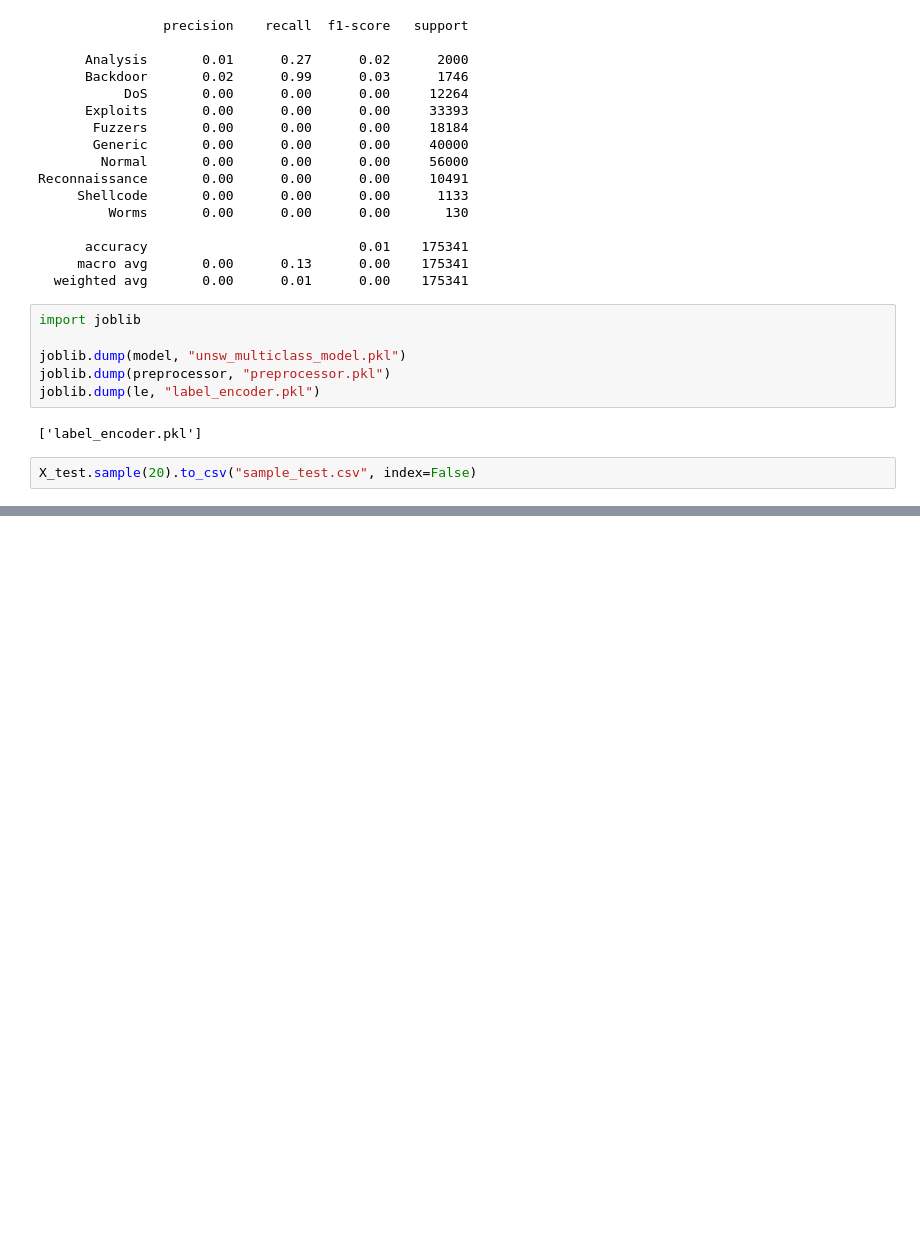
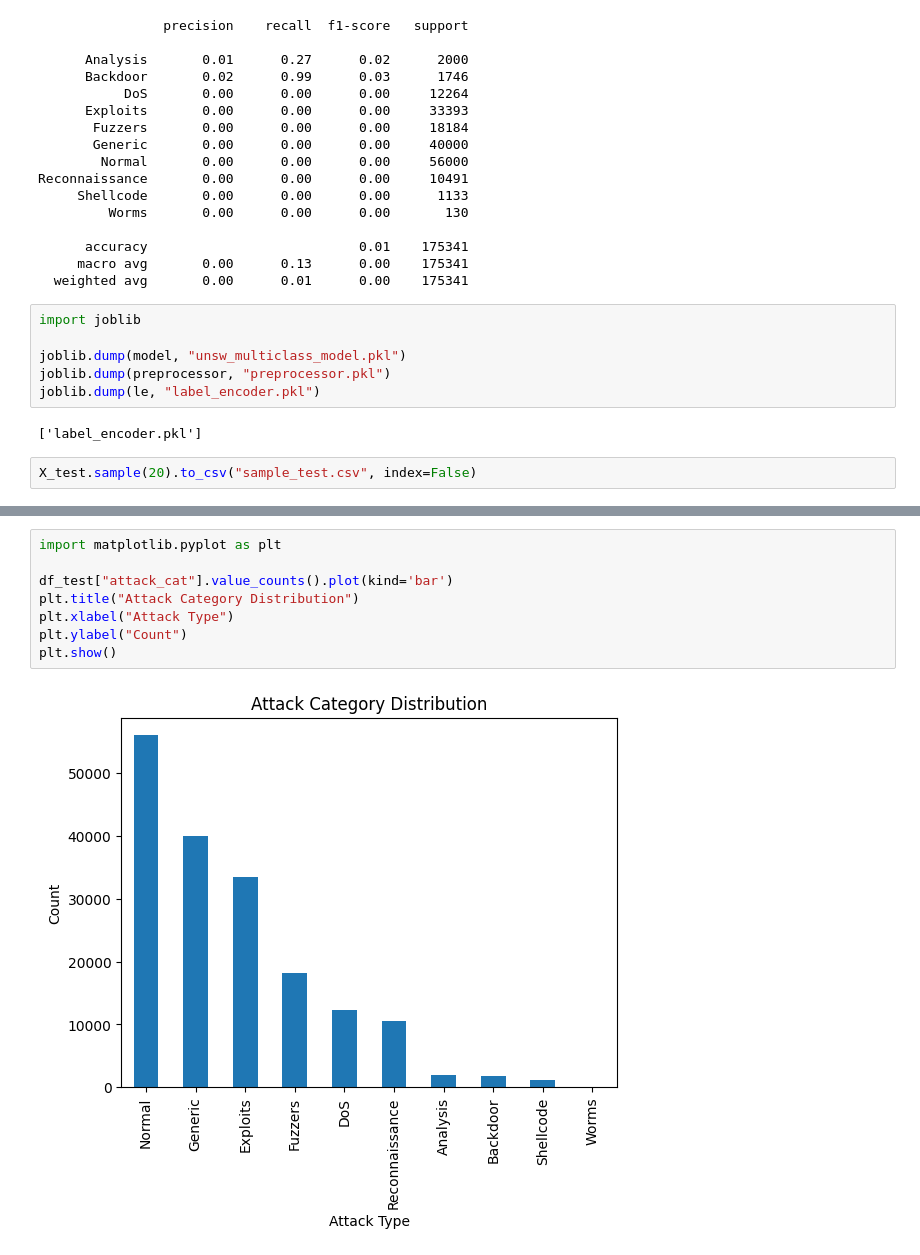
Before and after one commit to harsh27004/ai-ids, a Jupyter notebook: notebooks/preprocessing(UNSW-NB15).ipynb, the cells around one changed output, grey strips where cells are left out. Drawn from its saved outputs; the diff is of its cells as text; blank space fills up the shorter version.

```diff
--- a/notebooks/preprocessing(UNSW-NB15).ipynb
+++ b/notebooks/preprocessing(UNSW-NB15).ipynb
@@ -540,0 +618,10 @@ X_test.sample(20).to_csv("sample_test.csv", index=False)
+# %%
+import matplotlib.pyplot as plt
+
+df_test["attack_cat"].value_counts().plot(kind='bar')
+plt.title("Attack Category Distribution")
+plt.xlabel("Attack Type")
+plt.ylabel("Count")
+plt.show()
+# %% [output]
+[figure, added]
```
Also changed, not shown: parts of 5 cells of this notebook, 9 other files.
